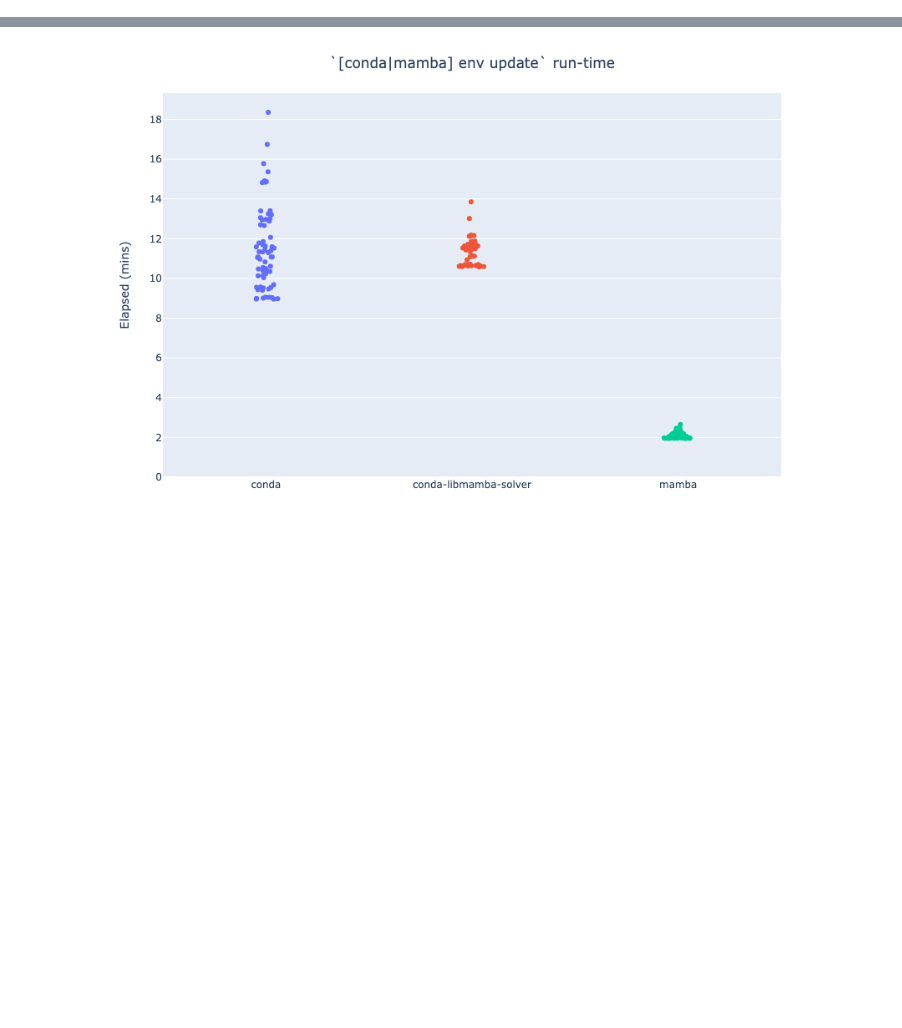
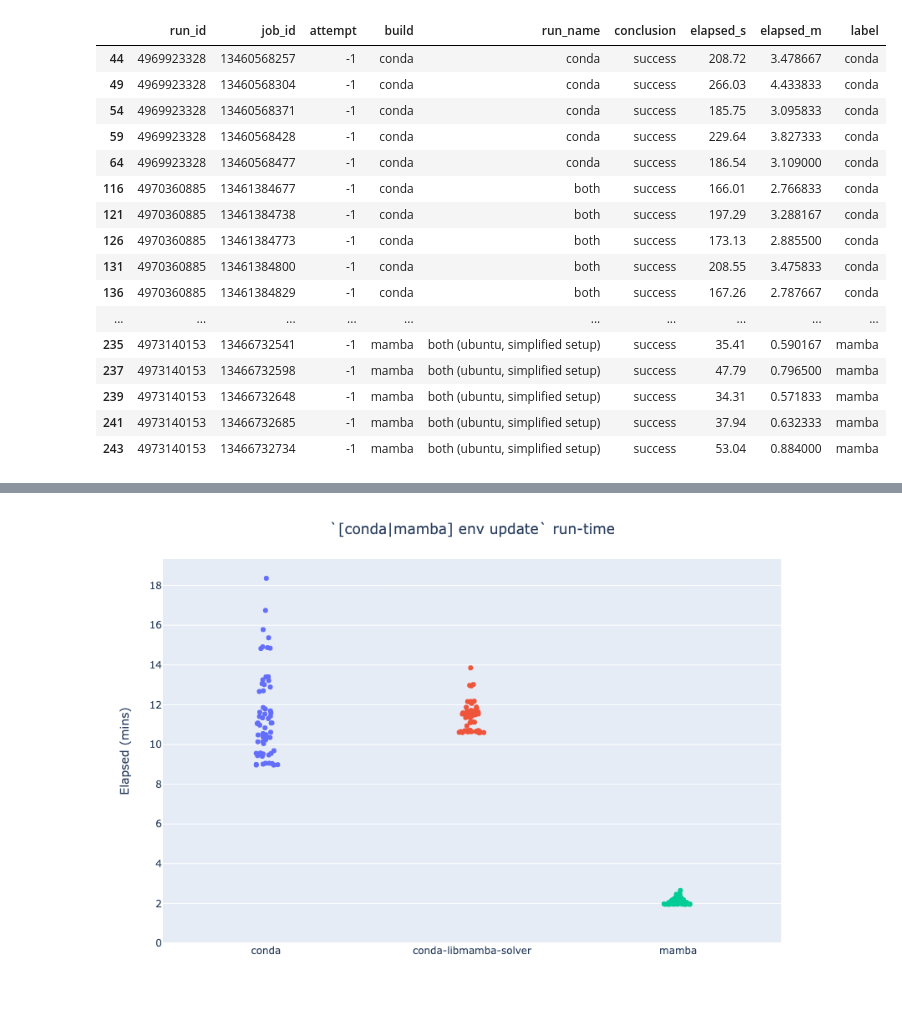
Before and after one commit to runsascoded/libmamba-solver-test, a Jupyter notebook: build-times.ipynb, the cells around one changed output, grey strips where cells are left out. Saved outputs shown, nothing was run; the diff lists cells and outputs as text; code cells hidden in the pictures; blank space fills up the shorter version.

```diff
--- a/build-times.ipynb
+++ b/build-times.ipynb
@@ -142,0 +199,22 @@ Running: gh run view 4973140153 --json jobs
+# %%
+setups_mask = all_attempts.attempt == -1
+setups = all_attempts[setups_mask]
+setups
+# %% [output]
+|  | run_id | job_id | attempt | build | run_name | conclusion | elapsed_s | elapsed_m | label |
+| 44 | 4969923328 | 13460568257 | -1 | conda | conda | success | 208.72 | 3.478667 | conda |
+| 49 | 4969923328 | 13460568304 | -1 | conda | conda | success | 266.03 | 4.433833 | conda |
+| 54 | 4969923328 | 13460568371 | -1 | conda | conda | success | 185.75 | 3.095833 | conda |
+| 59 | 4969923328 | 13460568428 | -1 | conda | conda | success | 229.64 | 3.827333 | conda |
+| 64 | 4969923328 | 13460568477 | -1 | conda | conda | success | 186.54 | 3.109000 | conda |
+| 116 | 4970360885 | 13461384677 | -1 | conda | both | success | 166.01 | 2.766833 | conda |
+| 121 | 4970360885 | 13461384738 | -1 | conda | both | success | 197.29 | 3.288167 | conda |
+| 126 | 4970360885 | 13461384773 | -1 | conda | both | success | 173.13 | 2.885500 | conda |
+| 131 | 4970360885 | 13461384800 | -1 | conda | both | success | 208.55 | 3.475833 | conda |
+| 136 | 4970360885 | 13461384829 | -1 | conda | both | success | 167.26 | 2.787667 | conda |
+| ... | ... | ... | ... | ... | ... | ... | ... | ... | ... |
+| 235 | 4973140153 | 13466732541 | -1 | mamba | both (ubuntu, simplified setup) | success | 35.41 | 0.590167 | mamba |
+| 237 | 4973140153 | 13466732598 | -1 | mamba | both (ubuntu, simplified setup) | success | 47.79 | 0.796500 | mamba |
+| 239 | 4973140153 | 13466732648 | -1 | mamba | both (ubuntu, simplified setup) | success | 34.31 | 0.571833 | mamba |
+| 241 | 4973140153 | 13466732685 | -1 | mamba | both (ubuntu, simplified setup) | success | 37.94 | 0.632333 | mamba |
+| 243 | 4973140153 | 13466732734 | -1 | mamba | both (ubuntu, simplified setup) | success | 53.04 | 0.884000 | mamba |
```
Also changed, not shown: parts of 19 cells of this notebook, 2 other files.
